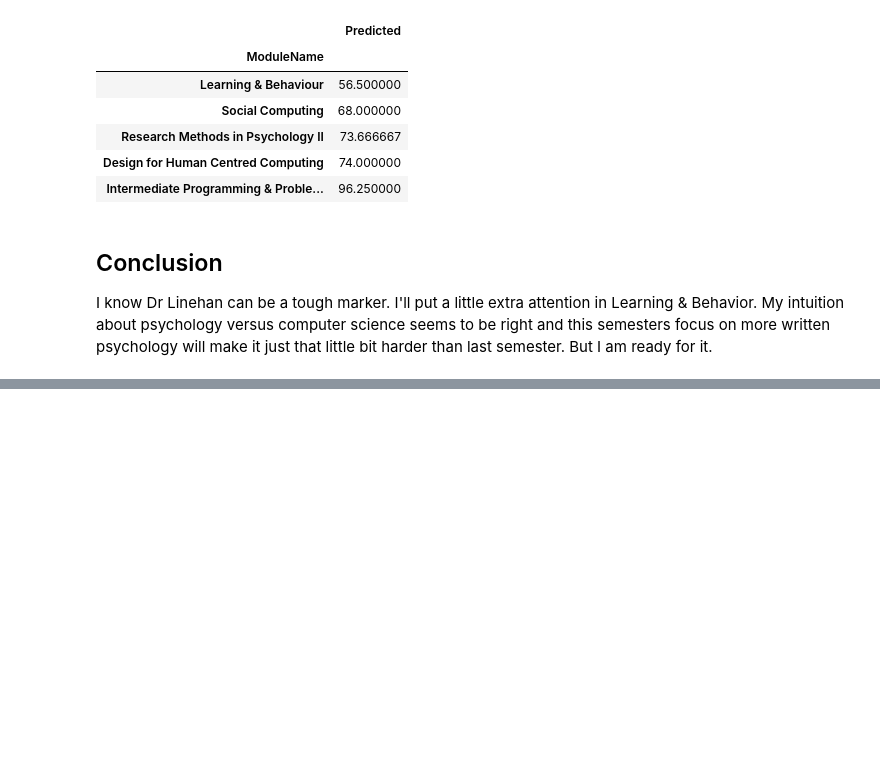
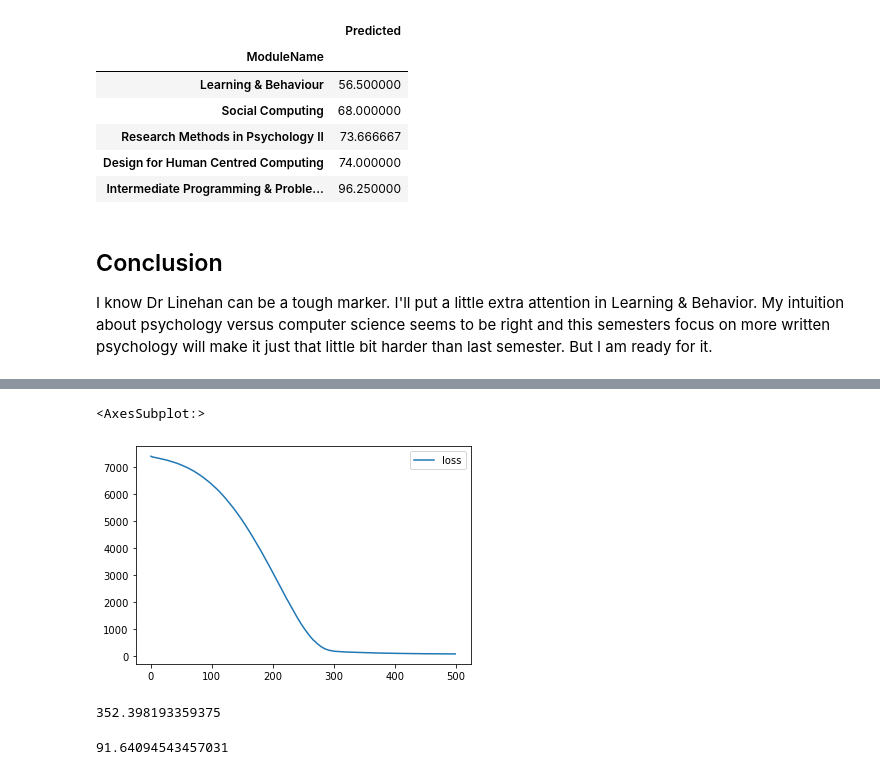
Before and after one commit to craigtkhill/predicting-grades, a Jupyter notebook: predicting_grades.ipynb, the cells around one changed output, grey strips where cells are left out. Drawn from its saved outputs; the diff is of its cells as text; code cells hidden in the pictures; blank space fills up the shorter version.

```diff
--- a/predicting_grades.ipynb
+++ b/predicting_grades.ipynb
@@ -335,0 +348,2 @@ I know Dr Linehan can be a tough marker. I'll put a little extra attention in Le
+# %%
+scaler.fit(X_train)
@@ -335,0 +352,2 @@ I know Dr Linehan can be a tough marker. I'll put a little extra attention in Le
+# %%
+X_train = scaler.transform(X_train)
@@ -335,0 +359,11 @@ I know Dr Linehan can be a tough marker. I'll put a little extra attention in Le
+# %%
+model = Sequential()
+
+model.add(Dense(4))
+model.add(Dense(4))
+model.add(Dense(4))
+model.add(Dense(1))
+
+model.compile(optimizer='rmsprop', loss='mse')
+# %%
+model.fit(x=X_train, y=y_train, epochs=500)
@@ -335,0 +389,14 @@ I know Dr Linehan can be a tough marker. I'll put a little extra attention in Le
+# %%
+loss = pd.DataFrame(model.history.history)
+loss.plot()
+# %% [output]
+<AxesSubplot:>
+[figure, added]
+# %%
+model.evaluate(X_test, y_test, verbose=0)
+# %% [output]
+352.398193359375
+# %%
+model.evaluate(X_train, y_train, verbose=0)
+# %% [output]
+91.64094543457031
```
Also changed, not shown: parts of 24 cells of this notebook.
